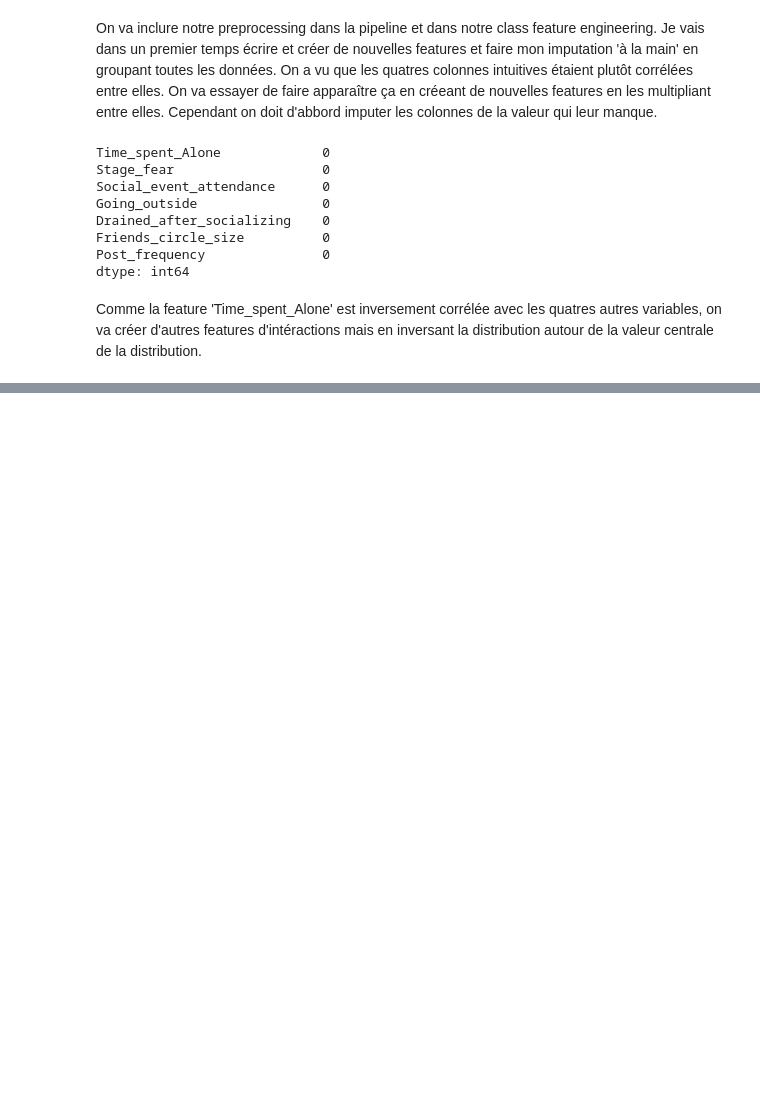
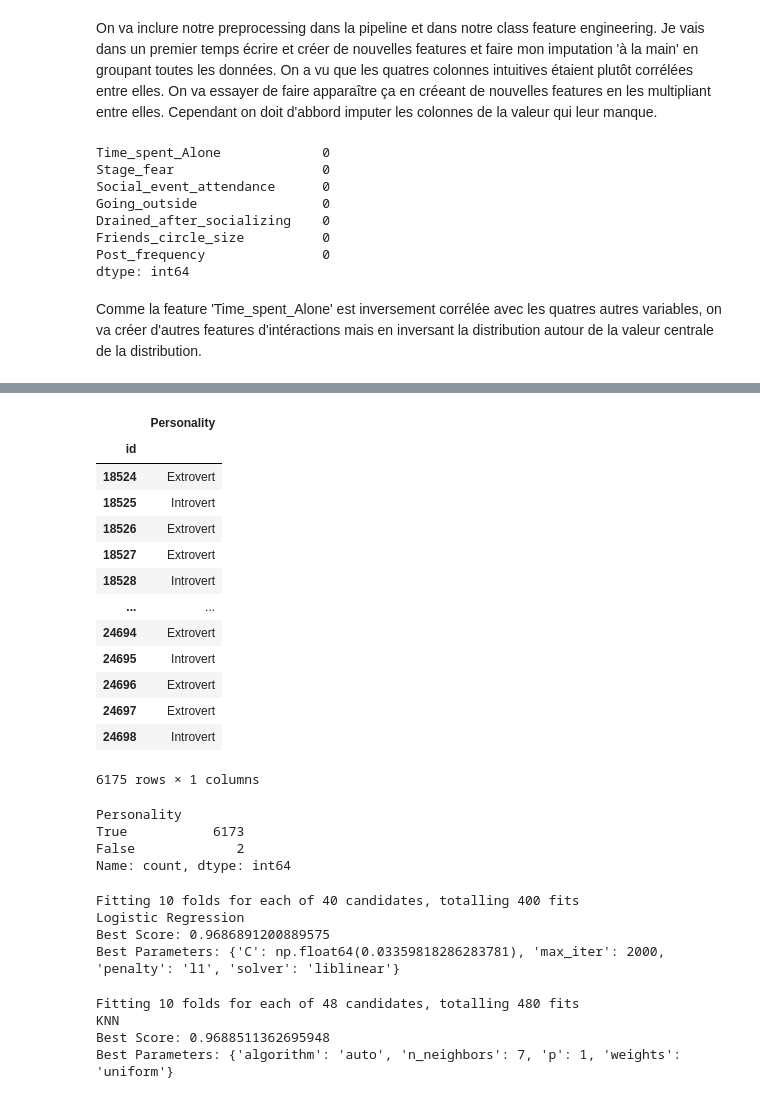
Before and after one commit to leclercrafael/kaggle_introverts, a Jupyter notebook: main.ipynb, the cells around one changed output, grey strips where cells are left out. Cells and saved outputs as stored; diff of their text form; code cells hidden in the pictures; blank space fills up the shorter version.

```diff
--- a/main.ipynb
+++ b/main.ipynb
@@ -299,0 +443,6 @@ We now need to encode and scale our data
+# %%
+svc = SVC(probability=True)
+cv = cross_val_score(svc, X_train_scaled, y_train, cv=5)
+cv2 = cross_val_score(svc, X_train_scaled2, y_train, cv=5)
+print(cv, cv2)
+print(cv.mean(), cv2.mean())
@@ -299,0 +452,6 @@ We now need to encode and scale our data
+# %%
+xgb = XGBClassifier(random_state=1)
+cv = cross_val_score(xgb, X_train_scaled, y_train, cv=5)
+cv2 = cross_val_score(xgb, X_train_scaled2, y_train, cv=5)
+print(cv, cv2)
+print(cv.mean(), cv2.mean())
@@ -299,0 +461,2 @@ We now need to encode and scale our data
+# %%
+voting_clf = VotingClassifier(estimators = [('lr',lr),('knn',knn),('rf',rf),('gnb',gnb),('svc',svc),('xgb',xgb)], voting = 'soft')
@@ -299,0 +470,6 @@ We now need to encode and scale our data
+# %%
+voting_clf.fit(X_train_scaled,y_train)
+y_pred = voting_clf.predict(X_test_scaled)
+y_pred=pd.DataFrame(y_pred, index=index, columns=["Personality"])
+y_pred['Personality'] = y_pred['Personality'].apply(lambda x: 'Extrovert' if int(x) == 1 else 'Introvert')
+y_pred.to_csv('pred/basicpres.csv')
@@ -299,0 +493,30 @@ We now need to encode and scale our data
+# %%
+voting_clf.fit(X_train_scaled2,y_train)
+y_pred2 = voting_clf.predict(X_test_scaled2)
+y_pred2=pd.DataFrame(y_pred2, index=index, columns=["Personality"])
+y_pred2['Personality'] = y_pred2['Personality'].apply(lambda x: 'Extrovert' if x == 1 else 'Introvert')
+
+y_pred2.to_csv('pred/basicpred2.csv')
+y_pred2
+# %% [output]
+|  | Personality |
+| id |  |
+| 18524 | Extrovert |
+| 18525 | Introvert |
+| 18526 | Extrovert |
+| 18527 | Extrovert |
+| 18528 | Introvert |
+| ... | ... |
+| 24694 | Extrovert |
+| 24695 | Introvert |
+| 24696 | Extrovert |
+| 24697 | Extrovert |
+| 24698 | Introvert |
+6175 rows × 1 columns
+# %%
+(y_pred==y_pred2).value_counts()
+# %% [output]
+Personality
+True           6173
+False             2
+Name: count, dtype: int64
@@ -299,0 +528,29 @@ We now need to encode and scale our data
+# %%
+lr = LogisticRegression()
+param_grid = {'max_iter' : [2000],
+              'penalty' : ['l1', 'l2'],
+              'C' : np.logspace(-4, 4, 20),
+              'solver' : ['liblinear']}
+
+clf_lr = GridSearchCV(lr, param_grid = param_grid, cv = 10, verbose = True, n_jobs = -1)
+best_clf_lr = clf_lr.fit(X_train_scaled,y_train)
+clf_performance(best_clf_lr,'Logistic Regression')
+# %% [output]
+Fitting 10 folds for each of 40 candidates, totalling 400 fits
+Logistic Regression
+Best Score: 0.9686891200889575
+Best Parameters: {'C': np.float64(0.03359818286283781), 'max_iter': 2000, 'penalty': 'l1', 'solver': 'liblinear'}
+# %%
+knn = KNeighborsClassifier()
+param_grid = {'n_neighbors' : [3,5,7,9],
+              'weights' : ['uniform', 'distance'],
+              'algorithm' : ['auto', 'ball_tree','kd_tree'],
+              'p' : [1,2]}
+clf_knn = GridSearchCV(knn, param_grid = param_grid, cv = 10, verbose = True, n_jobs = -1)
+best_clf_knn = clf_knn.fit(X_train_scaled,y_train)
+clf_performance(best_clf_knn,'KNN')
+# %% [output]
+Fitting 10 folds for each of 48 candidates, totalling 480 fits
+KNN
+Best Score: 0.9688511362695948
+Best Parameters: {'algorithm': 'auto', 'n_neighbors': 7, 'p': 1, 'weights': 'uniform'}
```
Also changed, not shown: parts of 26 cells of this notebook.
